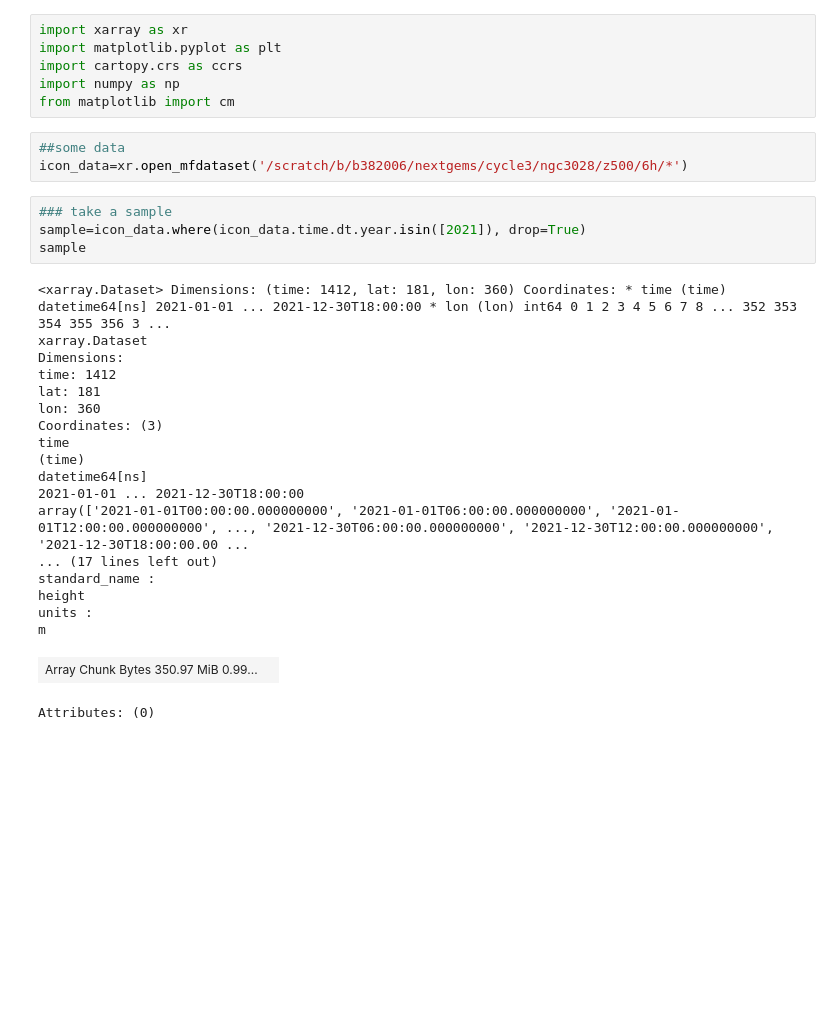
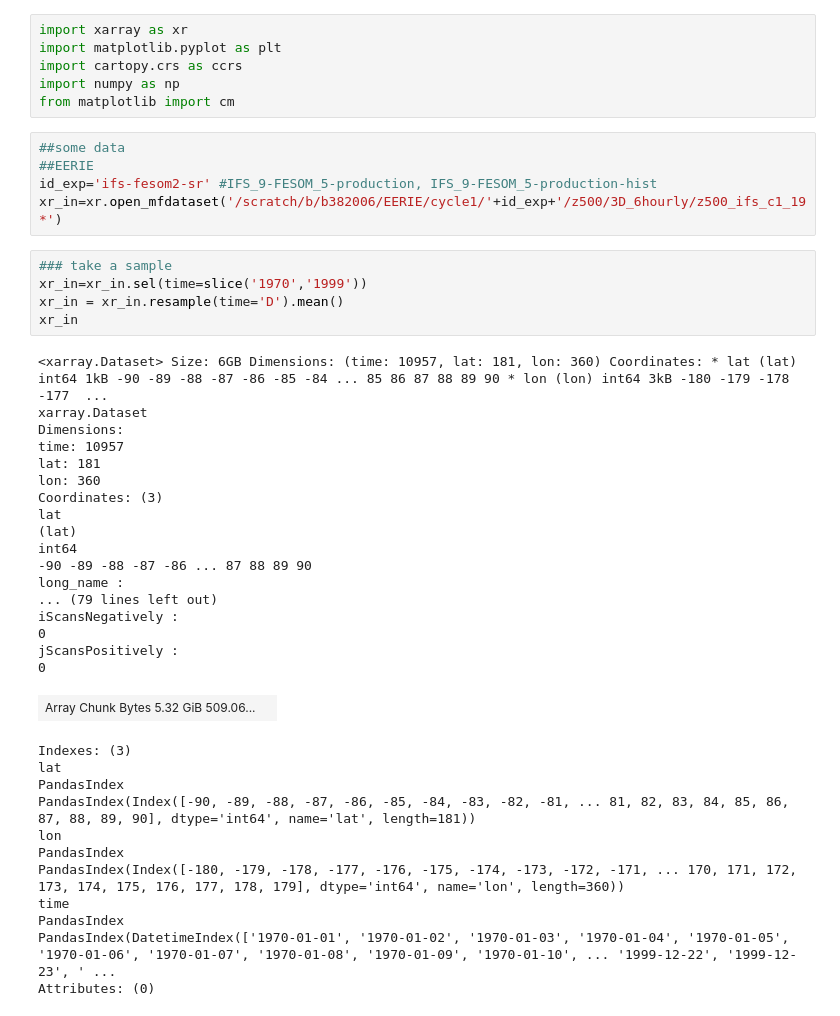
Before and after one commit to edgardotes/blocking, a Jupyter notebook: Compute_clim_icon_c3.ipynb, the cells around one changed output. Drawn from its saved outputs; the diff is of its cells as text; blank space fills up the shorter version.

```diff
--- a/Compute_clim_icon_c3.ipynb
+++ b/Compute_clim_icon_c3.ipynb
@@ -8,29 +8,42 @@ import numpy as np
 from matplotlib import cm
 # %%
 ##some data
-icon_data=xr.open_mfdataset('/scratch/b/b382006/nextgems/cycle3/ngc3028/z500/6h/*')
+##EERIE
+id_exp='ifs-fesom2-sr' #IFS_9-FESOM_5-production, IFS_9-FESOM_5-production-hist
+xr_in=xr.open_mfdataset('/scratch/b/b382006/EERIE/cycle1/'+id_exp+'/z500/3D_6hourly/z500_ifs_c1_19*')
 # %%
 ### take a sample
-sample=icon_data.where(icon_data.time.dt.year.isin([2021]), drop=True)
-sample
+xr_in=xr_in.sel(time=slice('1970','1999'))
+xr_in = xr_in.resample(time='D').mean()
+xr_in
 # %% [output]
-<xarray.Dataset> Dimensions: (time: 1412, lat: 181, lon: 360) Coordinates: * time (time) datetime64[ns] 2021-01-01 ... 2021-12-30T18:00:00 * lon (lon) int64 0 1 2 3 4 5 6 7 8 ... 352 353 354 355 356 3 ...
+<xarray.Dataset> Size: 6GB Dimensions: (time: 10957, lat: 181, lon: 360) Coordinates: * lat (lat) int64 1kB -90 -89 -88 -87 -86 -85 -84 ... 85 86 87 88 89 90 * lon (lon) int64 3kB -180 -179 -178 -177  ...
 xarray.Dataset
 Dimensions:
-time: 1412
+time: 10957
 lat: 181
 lon: 360
 Coordinates: (3)
-time
-(time)
-datetime64[ns]
-2021-01-01 ... 2021-12-30T18:00:00
-array(['2021-01-01T00:00:00.000000000', '2021-01-01T06:00:00.000000000', '2021-01-01T12:00:00.000000000', ..., '2021-12-30T06:00:00.000000000', '2021-12-30T12:00:00.000000000', '2021-12-30T18:00:00.00 ...
-... (17 lines left out)
-standard_name :
-height
-units :
-m
+lat
+(lat)
+int64
+-90 -89 -88 -87 -86 ... 87 88 89 90
+long_name :
+... (79 lines left out)
+iScansNegatively :
+0
+jScansPositively :
+0
-| Array Chunk Bytes 350.97 MiB 0.99... |  |
+| Array Chunk Bytes 5.32 GiB 509.06... |  |
+Indexes: (3)
+lat
+PandasIndex
+PandasIndex(Index([-90, -89, -88, -87, -86, -85, -84, -83, -82, -81, ... 81, 82, 83, 84, 85, 86, 87, 88, 89, 90], dtype='int64', name='lat', length=181))
+lon
+PandasIndex
+PandasIndex(Index([-180, -179, -178, -177, -176, -175, -174, -173, -172, -171, ... 170, 171, 172, 173, 174, 175, 176, 177, 178, 179], dtype='int64', name='lon', length=360))
+time
+PandasIndex
+PandasIndex(DatetimeIndex(['1970-01-01', '1970-01-02', '1970-01-03', '1970-01-04', '1970-01-05', '1970-01-06', '1970-01-07', '1970-01-08', '1970-01-09', '1970-01-10', ... '1999-12-22', '1999-12-23', ' ...
 Attributes: (0)
 # %%
```
Also changed, not shown: parts of 5 cells of this notebook.
